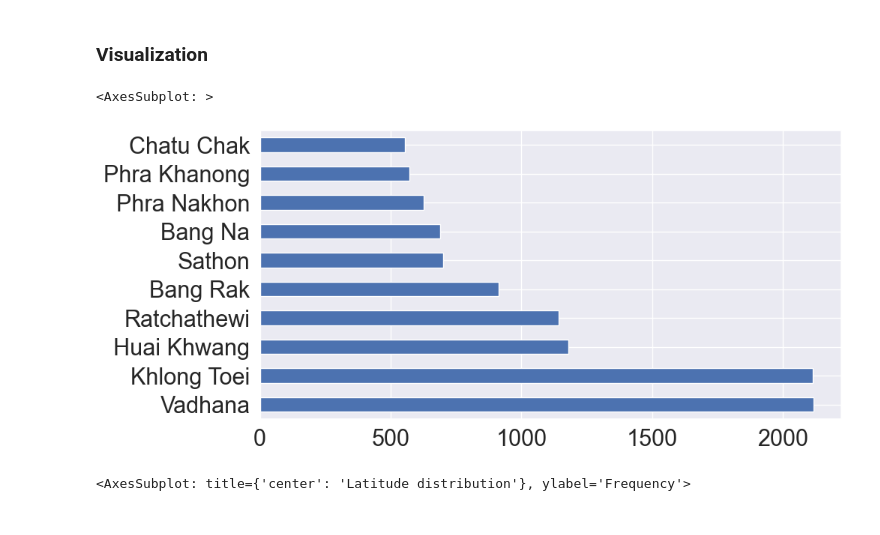
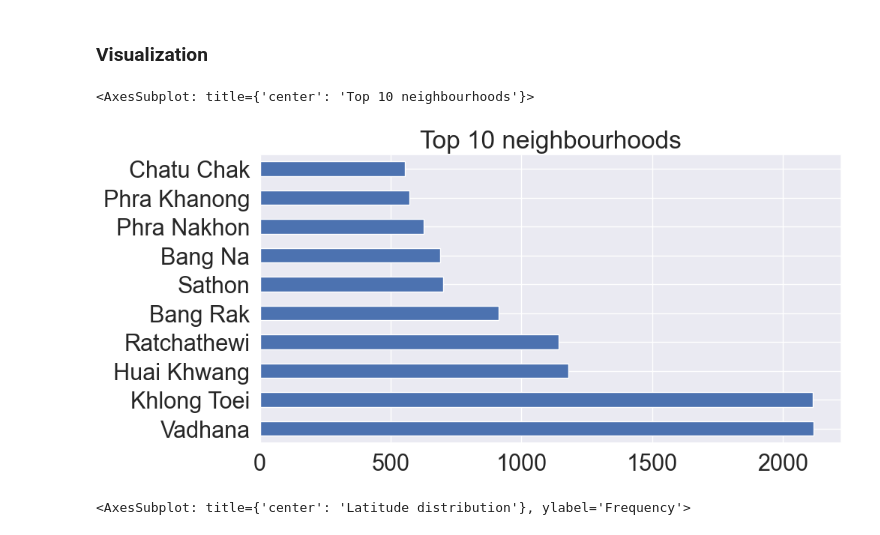
Before and after one commit to YoungYan-0/DSA5104_Project, a Jupyter notebook: Jupyter Notebooks/sql_table_and_visualization.ipynb, the cells around one changed output. Saved outputs shown, nothing was run; the diff lists cells and outputs as text; code cells hidden in the pictures.

Commit message:
Update visualization

```diff
--- a/Jupyter Notebooks/sql_table_and_visualization.ipynb
+++ b/Jupyter Notebooks/sql_table_and_visualization.ipynb
@@ -124,12 +124,12 @@ listing_picture.to_csv('../../airbnb/sql/listing_picture.csv', index=False, sep=
 # %%
 import matplotlib.pyplot as plt
 import seaborn as sns
 
 sns.set(font_scale = 2)
-listing["neighbourhood"].value_counts().head(10).plot(kind='barh', figsize=(10, 5))
+listing["neighbourhood"].value_counts().head(10).plot(kind='barh', figsize=(10, 5), title='Top 10 neighbourhoods')
 # %% [output]
-<AxesSubplot: >
+<AxesSubplot: title={'center': 'Top 10 neighbourhoods'}>
-[figure, old version]
+[figure, new version]
 # %%
 listing["latitude"].plot(kind='hist', figsize=(20,10), title='Latitude distribution')
 # %% [output]
```
